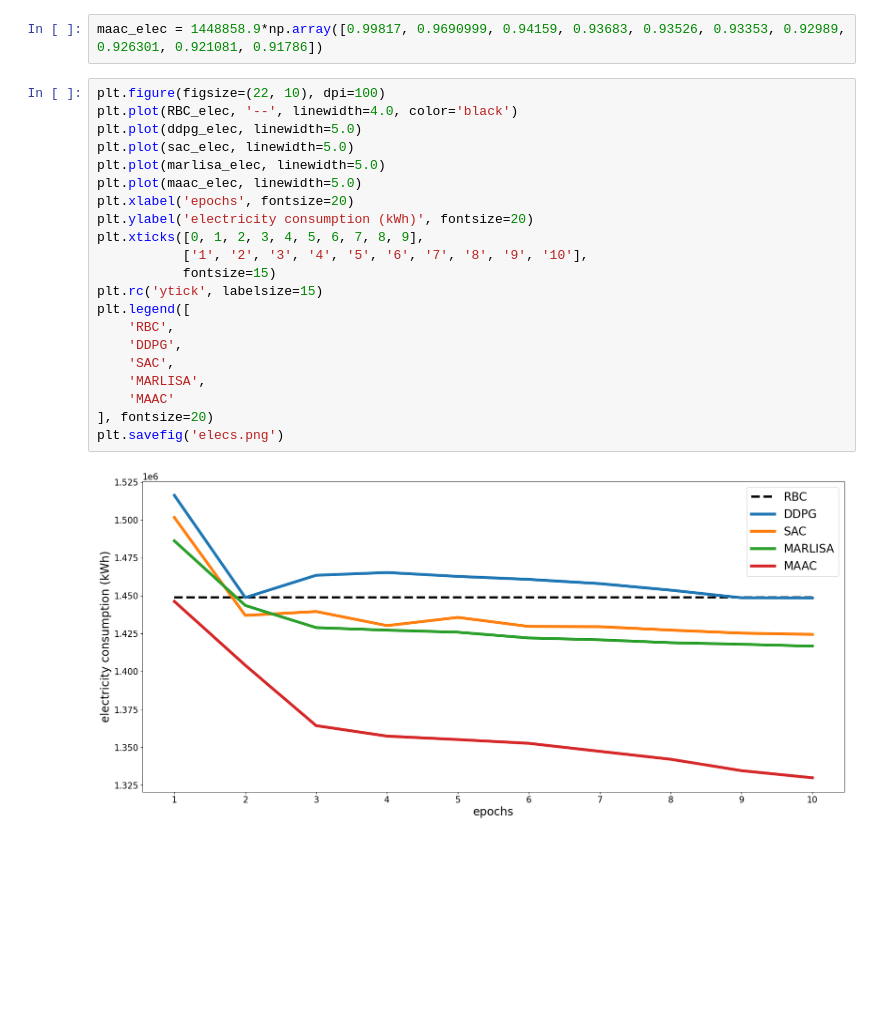
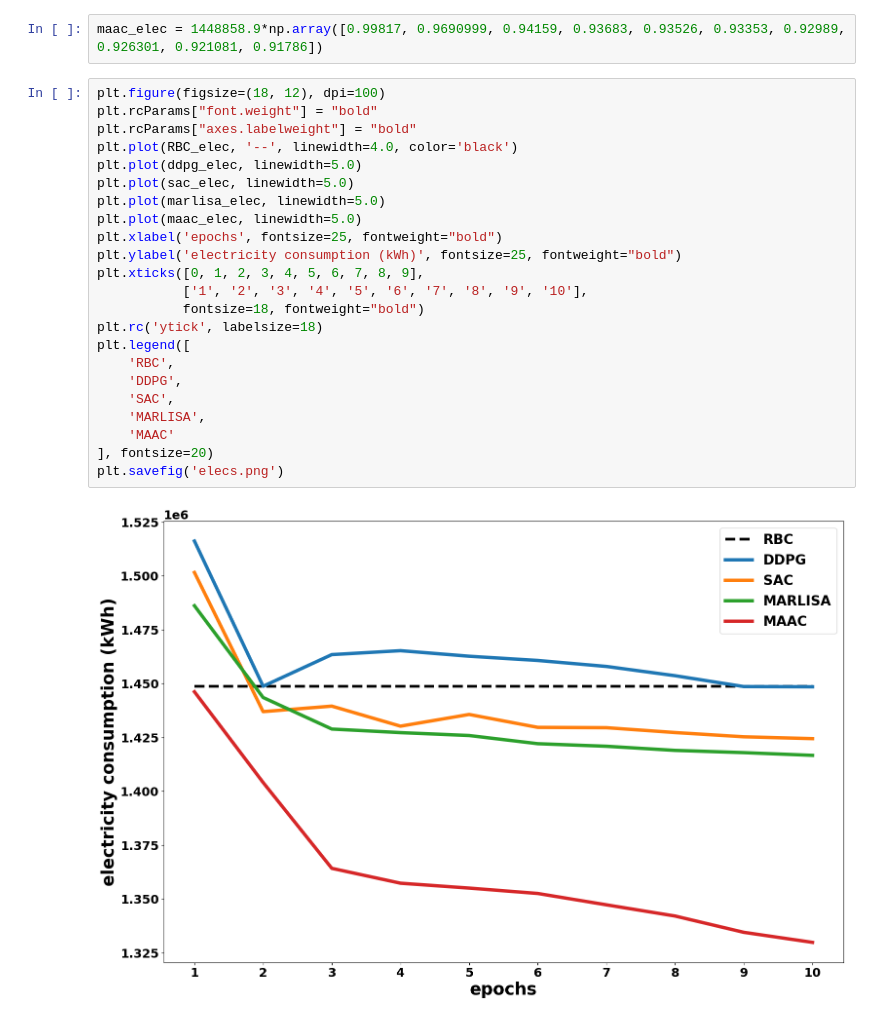
Before and after one commit to jiahanxie353/CityLearn-jx, a Jupyter notebook: summer_research/result/elec-consumption.ipynb, the cells around one changed output. Drawn from its saved outputs; the diff is of its cells as text; blank space fills up the shorter version.

```diff
--- a/summer_research/result/elec-consumption.ipynb
+++ b/summer_research/result/elec-consumption.ipynb
@@ -12,25 +12,27 @@ marlisa_elec = 1448858.9*np.array([1.0257448, 0.9963361, 0.9862274, 0.9850796, 0
 # %%
 maac_elec = 1448858.9*np.array([0.99817, 0.9690999, 0.94159, 0.93683, 0.93526, 0.93353, 0.92989, 0.926301, 0.921081, 0.91786])
 # %%
-plt.figure(figsize=(22, 10), dpi=100)
+plt.figure(figsize=(18, 12), dpi=100)
+plt.rcParams["font.weight"] = "bold"
+plt.rcParams["axes.labelweight"] = "bold"
 plt.plot(RBC_elec, '--', linewidth=4.0, color='black')
 plt.plot(ddpg_elec, linewidth=5.0)
 plt.plot(sac_elec, linewidth=5.0)
 plt.plot(marlisa_elec, linewidth=5.0)
 plt.plot(maac_elec, linewidth=5.0)
-plt.xlabel('epochs', fontsize=20)
-plt.ylabel('electricity consumption (kWh)', fontsize=20)
+plt.xlabel('epochs', fontsize=25, fontweight="bold")
+plt.ylabel('electricity consumption (kWh)', fontsize=25, fontweight="bold")
 plt.xticks([0, 1, 2, 3, 4, 5, 6, 7, 8, 9],
            ['1', '2', '3', '4', '5', '6', '7', '8', '9', '10'],
-           fontsize=15)
-plt.rc('ytick', labelsize=15)
+           fontsize=18, fontweight="bold")
+plt.rc('ytick', labelsize=18)
 plt.legend([
     'RBC',
     'DDPG',
     'SAC',
     'MARLISA',
     'MAAC'
 ], fontsize=20)
 plt.savefig('elecs.png')
 # %% [output]
-[figure, old version]
+[figure, new version]
```
Also changed, not shown: 12 other files.
